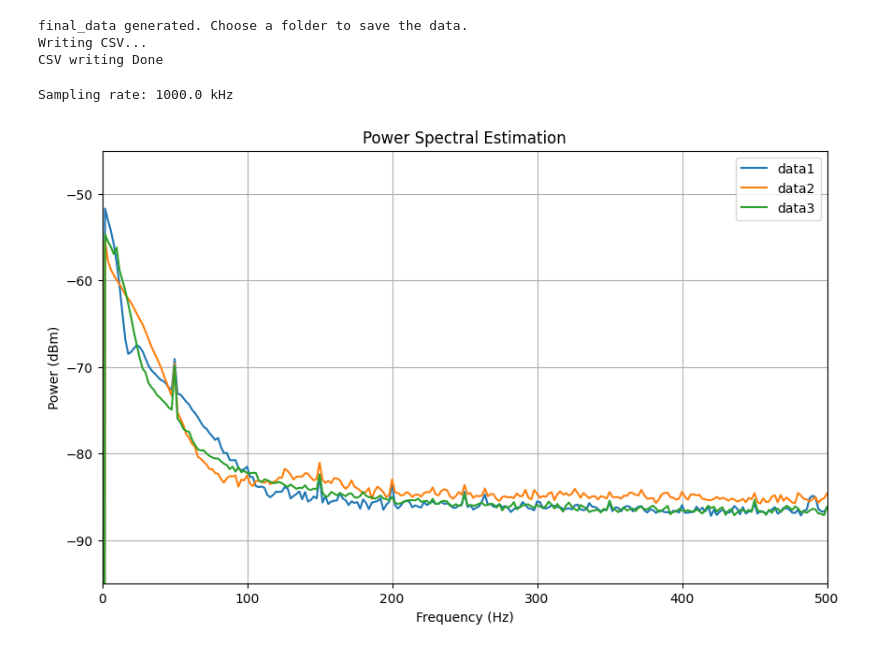
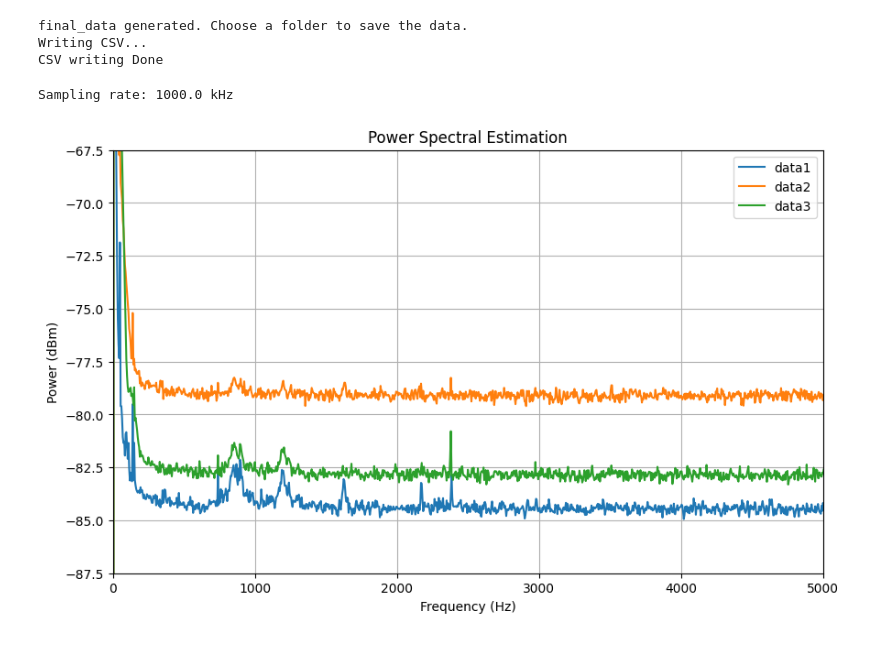
Before and after one commit to kiiichi/python-learning, a Jupyter notebook: DataAE/chip/periodogram_realtime.ipynb, the cells around one changed output. Cells and saved outputs as stored; diff of their text form; code cells hidden in the pictures.

```diff
--- a/DataAE/chip/periodogram_realtime.ipynb
+++ b/DataAE/chip/periodogram_realtime.ipynb
@@ -208,26 +339,26 @@ CSV writing Done
 # %%
 # Plot
 header_rows = 0
-data1 = pd.read_csv('../data/[1]_100s_1MSas_seg_num200_DCcoupled_squ&antisqu&snl.csv', skiprows=header_rows)
+data1 = pd.read_csv('../data/[1]squ&antisqu&snl&antisqu&squ_100s_segnum500.csv', skiprows=header_rows)
 x = data1['Frequency']
 y1 = data1['squ(dBm)']
 y2 = data1['antisqu(dBm)']
 y3 = data1['SNL(dBm)']
 print(f'Sampling rate: {sampling_rate/1000} kHz')
-yrange = 50
-yref = -70
+yrange = 20
+yref = -77.5
 plt.figure(figsize=(10, 6))
 plt.plot(x, y1, label='data1')
 plt.plot(x, y2, label='data2')
 plt.plot(x, y3, label='data3')
 plt.title('Power Spectral Estimation')
 plt.xlabel('Frequency (Hz)')
 plt.ylabel('Power (dBm)')
-plt.xlim(0,500)
+plt.xlim(0,5000)
 plt.ylim(yref-yrange/2, yref+yrange/2)
 plt.legend()
 plt.grid(True)
 plt.show()
 # %% [output]
 Sampling rate: 1000.0 kHz
-[figure, old version]
+[figure, new version]
```
Also changed, not shown: parts of 14 cells of this notebook, 7 other files.
